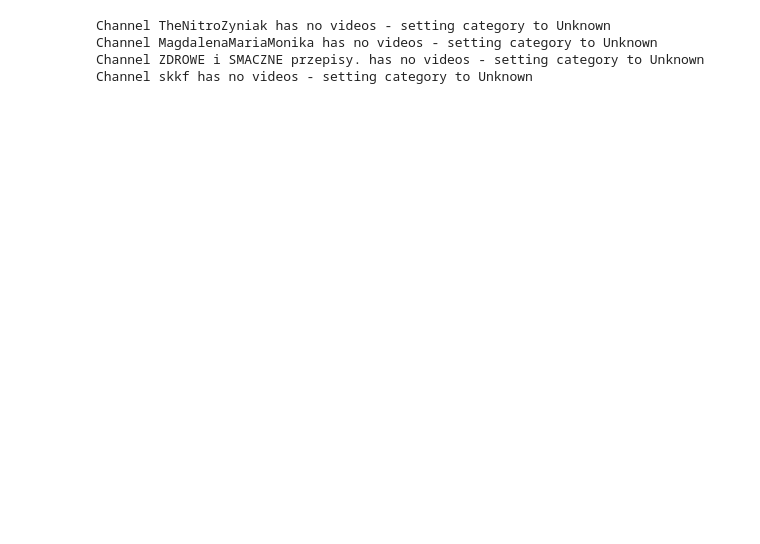
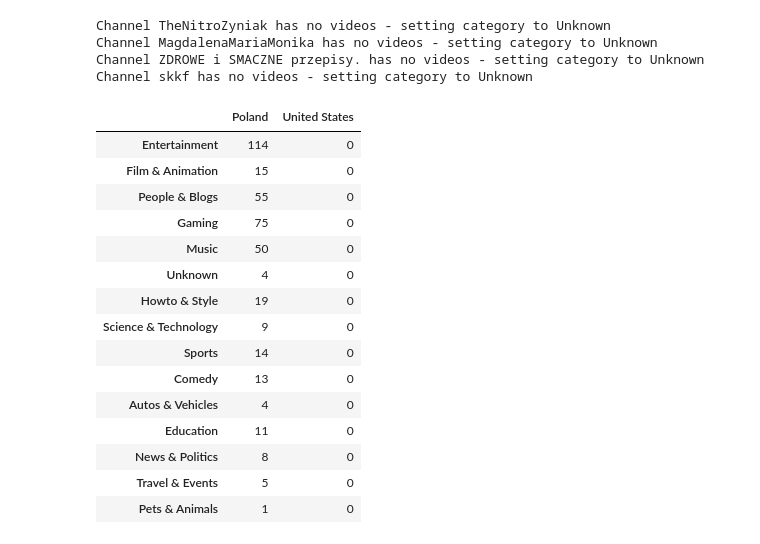
Before and after one commit to xadambednarski/yt-trends, a Jupyter notebook: scripts/playground.ipynb, the cells around one changed output. Saved outputs shown, nothing was run; the diff lists cells and outputs as text; code cells hidden in the pictures; blank space fills up the shorter version.

```diff
--- a/scripts/playground.ipynb
+++ b/scripts/playground.ipynb
@@ -171,0 +242,29 @@ def preprocess_text(text: str, target_language: str = 'en') -> str:
+# %%
+pl_category_distribution = get_category_distribution(pl_data)
+us_category_distribution = get_category_distribution(us_data)
+
+categories_df = (
+    pd.DataFrame(
+        [pl_category_distribution, us_category_distribution], index=["Poland", "United States"]
+    )
+    .T.fillna(0)
+    .astype(int, errors="ignore")
+)
+categories_df
+# %% [output]
+|  | Poland | United States |
+| Entertainment | 114 | 0 |
+| Film & Animation | 15 | 0 |
+| People & Blogs | 55 | 0 |
+| Gaming | 75 | 0 |
+| Music | 50 | 0 |
+| Unknown | 4 | 0 |
+| Howto & Style | 19 | 0 |
+| Science & Technology | 9 | 0 |
+| Sports | 14 | 0 |
+| Comedy | 13 | 0 |
+| Autos & Vehicles | 4 | 0 |
+| Education | 11 | 0 |
+| News & Politics | 8 | 0 |
+| Travel & Events | 5 | 0 |
+| Pets & Animals | 1 | 0 |
```
Also changed, not shown: parts of 20 cells of this notebook.
